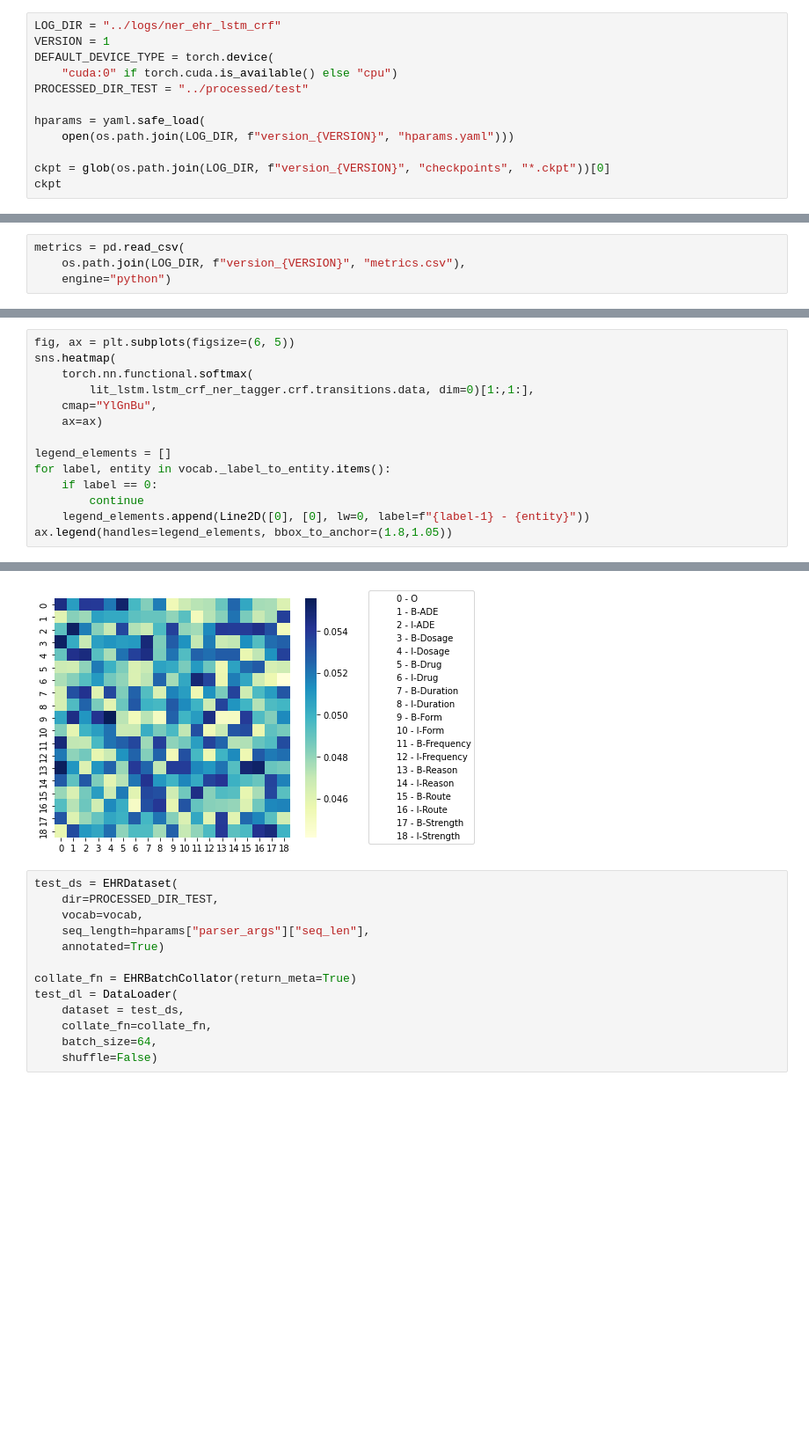
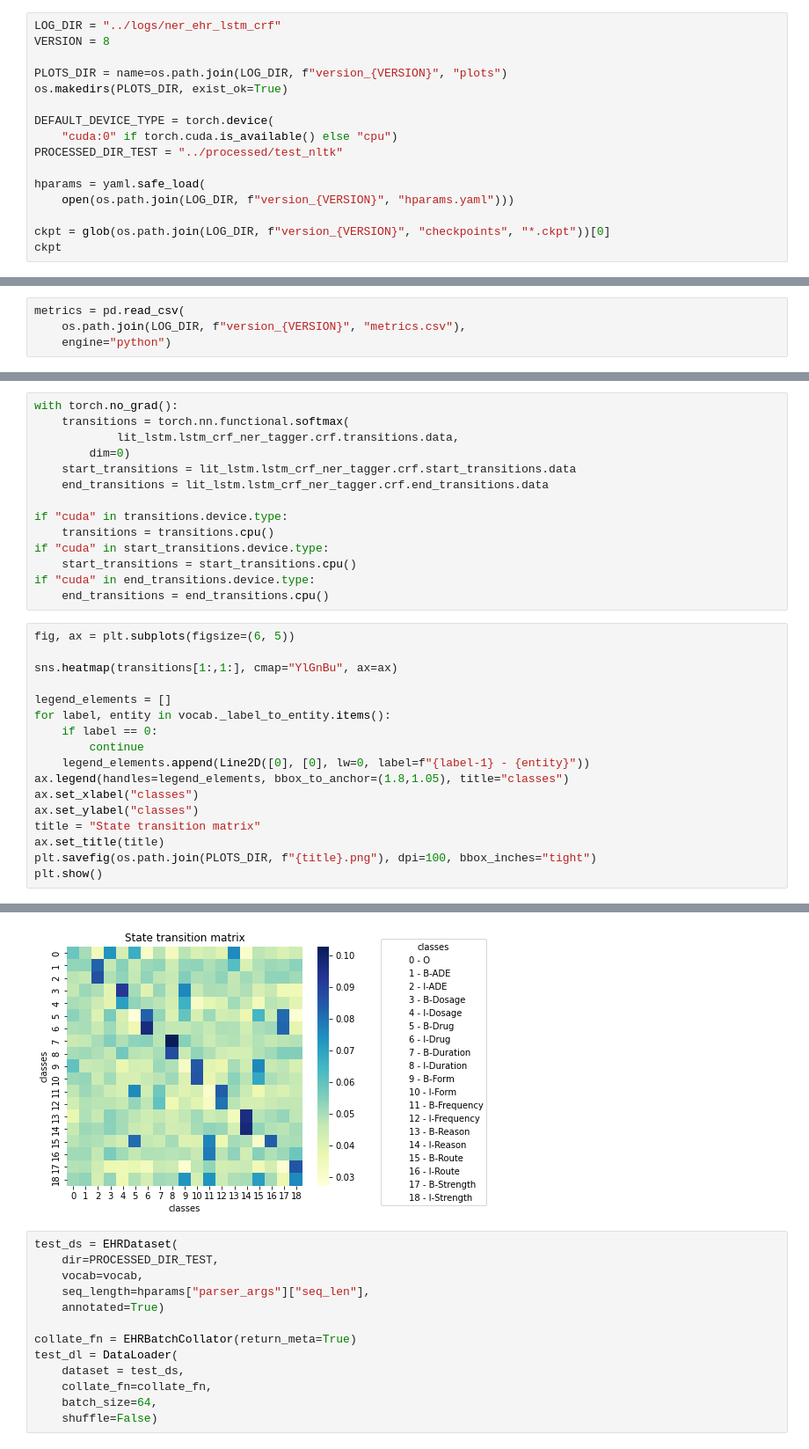
Before and after one commit to nitinkmittal/ner_ehr, a Jupyter notebook: notebooks/Evaluation-LSTM-CRF.ipynb, the cells around one changed output, grey strips where cells are left out. Shown at 88% size. Saved outputs shown, nothing was run; the diff lists cells and outputs as text; blank space fills up the shorter version.

```diff
--- a/notebooks/Evaluation-LSTM-CRF.ipynb
+++ b/notebooks/Evaluation-LSTM-CRF.ipynb
@@ -35,9 +37,13 @@ from ner_ehr.decode import argmax_decode, viterbi_decode
 # %%
 LOG_DIR = "../logs/ner_ehr_lstm_crf"
-VERSION = 1
+VERSION = 8
+
+PLOTS_DIR = name=os.path.join(LOG_DIR, f"version_{VERSION}", "plots")
+os.makedirs(PLOTS_DIR, exist_ok=True)
+
 DEFAULT_DEVICE_TYPE = torch.device(
     "cuda:0" if torch.cuda.is_available() else "cpu")
-PROCESSED_DIR_TEST = "../processed/test"
+PROCESSED_DIR_TEST = "../processed/test_nltk"
 
 hparams = yaml.safe_load(
     open(os.path.join(LOG_DIR, f"version_{VERSION}", "hparams.yaml")))
@@ -252,15 +281,32 @@ FileNotFoundError: [Errno 2] No such file or directory: '../logs/ner_ehr_lstm_cr
+# %%
+with torch.no_grad():
+    transitions = torch.nn.functional.softmax(
+            lit_lstm.lstm_crf_ner_tagger.crf.transitions.data,
+        dim=0)
+    start_transitions = lit_lstm.lstm_crf_ner_tagger.crf.start_transitions.data
+    end_transitions = lit_lstm.lstm_crf_ner_tagger.crf.end_transitions.data
+
+if "cuda" in transitions.device.type:
+    transitions = transitions.cpu()
+if "cuda" in start_transitions.device.type:
+    start_transitions = start_transitions.cpu()
+if "cuda" in end_transitions.device.type:
+    end_transitions = end_transitions.cpu()
 # %%
 fig, ax = plt.subplots(figsize=(6, 5))
-sns.heatmap(
-    torch.nn.functional.softmax(
-        lit_lstm.lstm_crf_ner_tagger.crf.transitions.data, dim=0)[1:,1:],
-    cmap="YlGnBu",
-    ax=ax)
+
+sns.heatmap(transitions[1:,1:], cmap="YlGnBu", ax=ax)
 
 legend_elements = []
 for label, entity in vocab._label_to_entity.items():
     if label == 0:
         continue
     legend_elements.append(Line2D([0], [0], lw=0, label=f"{label-1} - {entity}"))
-ax.legend(handles=legend_elements, bbox_to_anchor=(1.8,1.05))
+ax.legend(handles=legend_elements, bbox_to_anchor=(1.8,1.05), title="classes")
+ax.set_xlabel("classes")
+ax.set_ylabel("classes")
+title = "State transition matrix"
+ax.set_title(title)
+plt.savefig(os.path.join(PLOTS_DIR, f"{title}.png"), dpi=100, bbox_inches="tight")
+plt.show()
 # %% [output]
@@ -268,4 +313,4 @@ ax.legend(handles=legend_elements, bbox_to_anchor=(1.8,1.05))
-[figure, old version]
+[figure, new version]
 # %%
 test_ds = EHRDataset(
     dir=PROCESSED_DIR_TEST,
```
Also changed, not shown: parts of 16 cells of this notebook, 1 other file.
